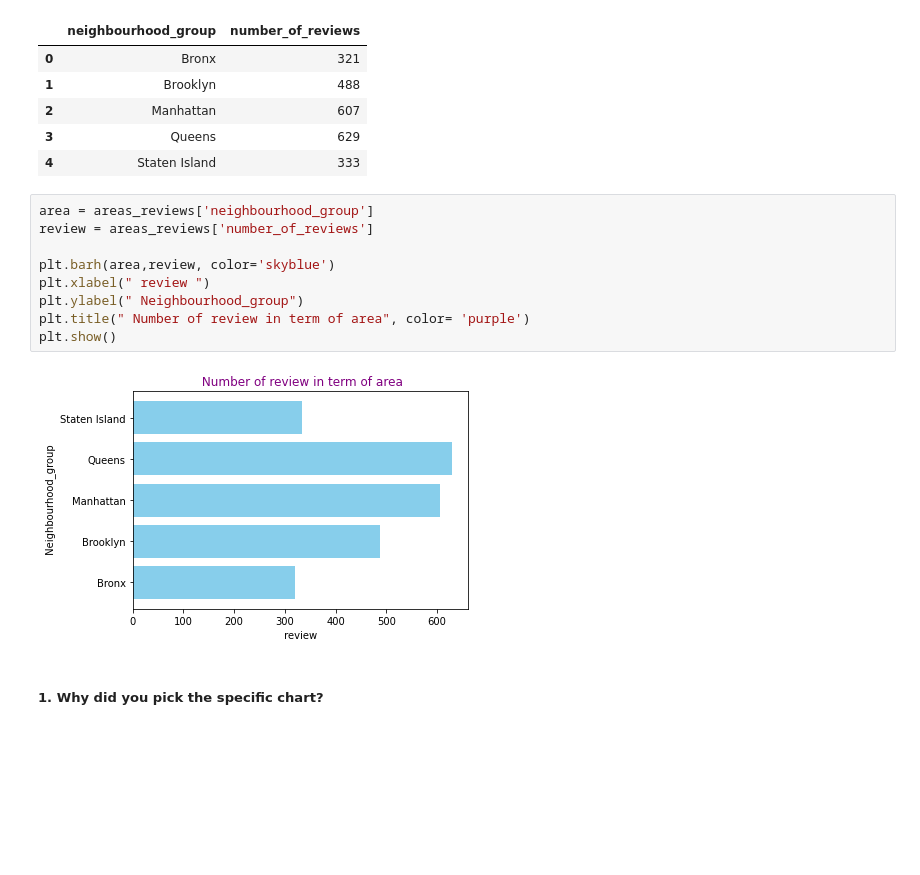
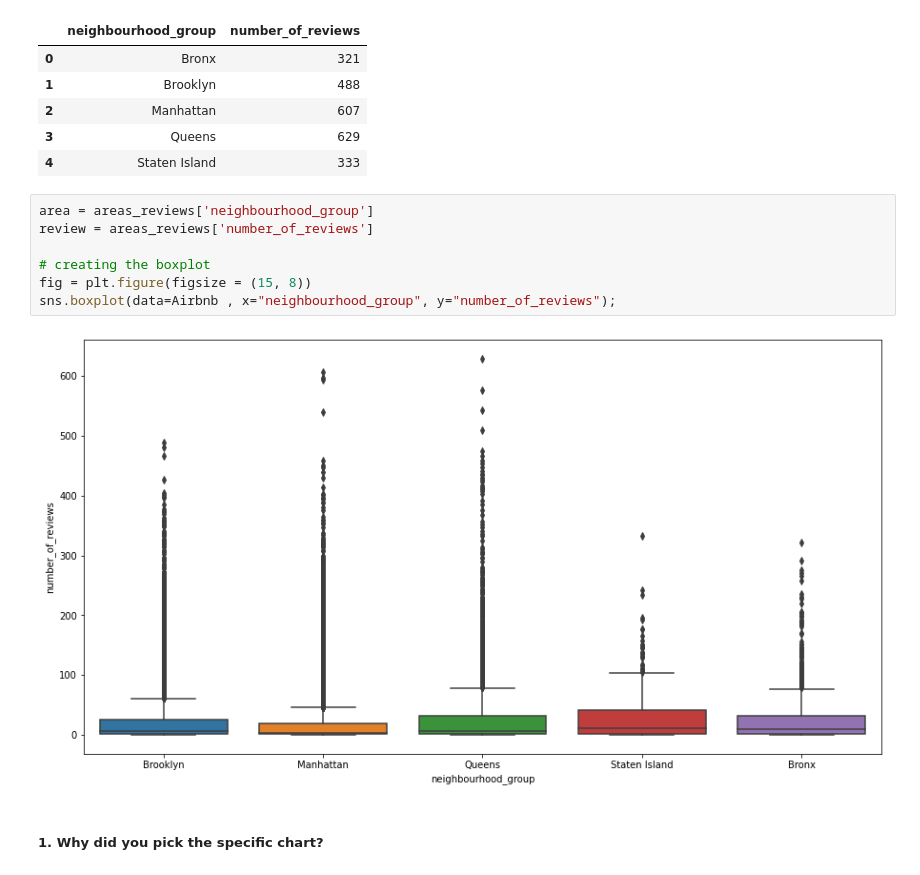
Before and after one commit to 251aditya/EDA-project-of-Airbnb, a Jupyter notebook: Aditya's_EDA_Submission_Template.ipynb, the cells around one changed output. Saved outputs shown, nothing was run; the diff lists cells and outputs as text; blank space fills up the shorter version.

```diff
--- a/Aditya's_EDA_Submission_Template.ipynb
+++ b/Aditya's_EDA_Submission_Template.ipynb
@@ -371,17 +371,15 @@ areas_reviews
 | 2 | Manhattan | 607 |
 | 3 | Queens | 629 |
 | 4 | Staten Island | 333 |
-# %%
-area = areas_reviews['neighbourhood_group']
-review = areas_reviews['number_of_reviews']
-
-plt.barh(area,review, color='skyblue')
-plt.xlabel(" review ")
-plt.ylabel(" Neighbourhood_group")
-plt.title(" Number of review in term of area", color= 'purple')
-plt.show()
-# %% [output]
-[figure, removed]
+# %%
+area = areas_reviews['neighbourhood_group']
+review = areas_reviews['number_of_reviews']
+
+# creating the boxplot
+fig = plt.figure(figsize = (15, 8))
+sns.boxplot(data=Airbnb , x="neighbourhood_group", y="number_of_reviews");
+# %% [output]
+[figure, added]
 # %% [markdown]
 ##### 1. Why did you pick the specific chart?
 # %% [markdown]
```
Also changed, not shown: parts of 32 cells of this notebook.
